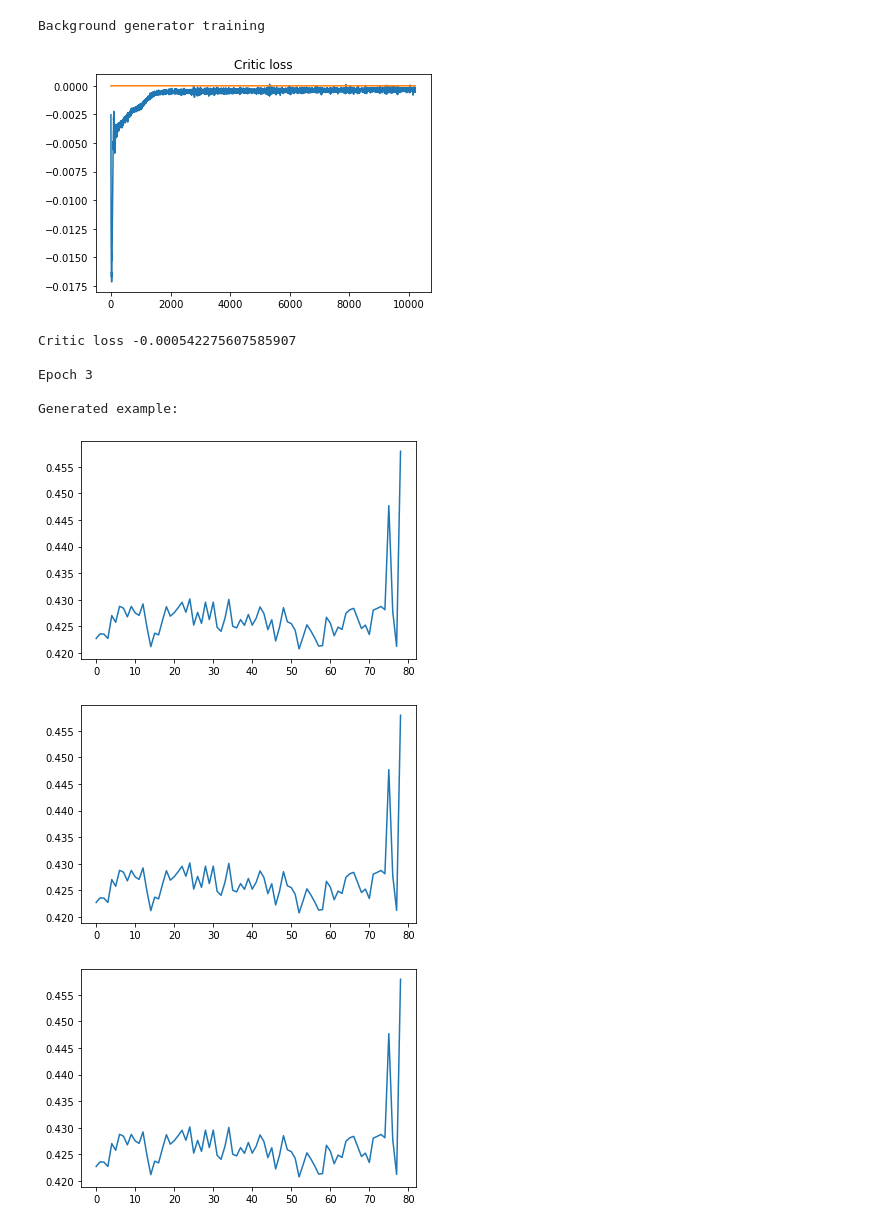
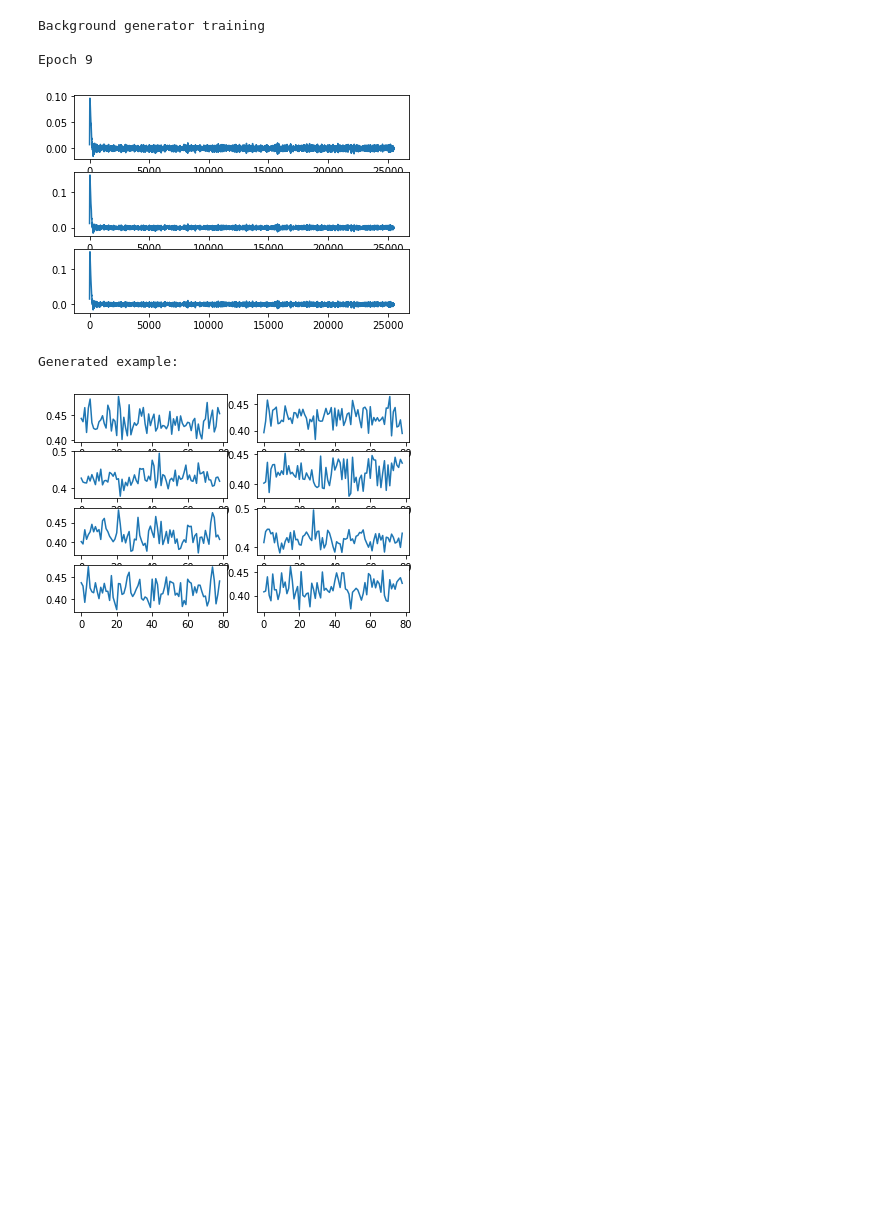
Before and after one commit to AlexDodon/sourceseparation_misc, a Jupyter notebook: time_series.ipynb, the cells around one changed output. Cells and saved outputs as stored; diff of their text form; code cells hidden in the pictures; blank space fills up the shorter version.

```diff
--- a/time_series.ipynb
+++ b/time_series.ipynb
@@ -46,27 +60,23 @@ Generated example:
 # %%
 # declares and trains the gan for hash
 
 gen2 = gans.Generator(inputSize=noiseDim, hiddenSize=25, outputSize=79)
 critic2 = gans.Critic(inputSize=79, hiddenSize=50)
 print("Background generator training")
 
 gans.adversarial_trainer(
     train_loader = loader2,
     generator = gen2,
     critic = critic2,
     batchSize = batchSize,
     noiseDim = noiseDim,
-    epochs = 4,
-    printEpochs = 4
+    epochs = 10,
+    printEpochs = 10
 )
 # %% [output]
 Background generator training
+
+Epoch 9
-[figure, old version]
+[figure, new version]
-Critic loss -0.000542275607585907
-
-Epoch 3
-
 Generated example:
-[figure, old version]
+[figure, new version]
-[figure, removed]
-[figure, removed]
```
Also changed, not shown: parts of 6 cells of this notebook, 2 other files.
